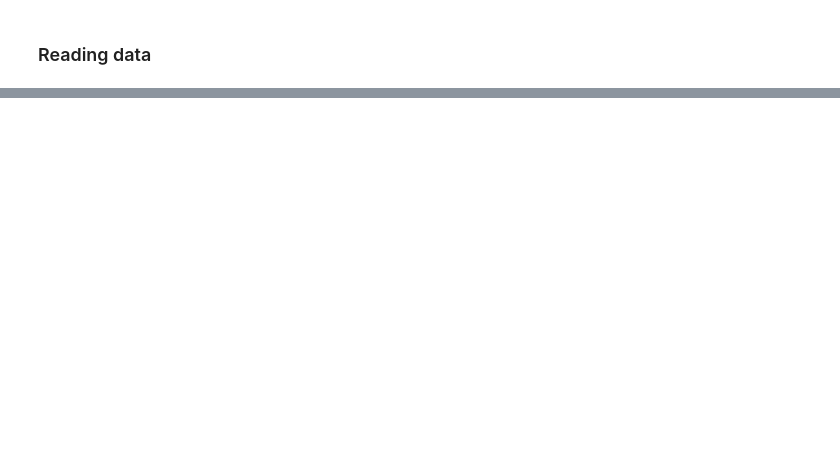
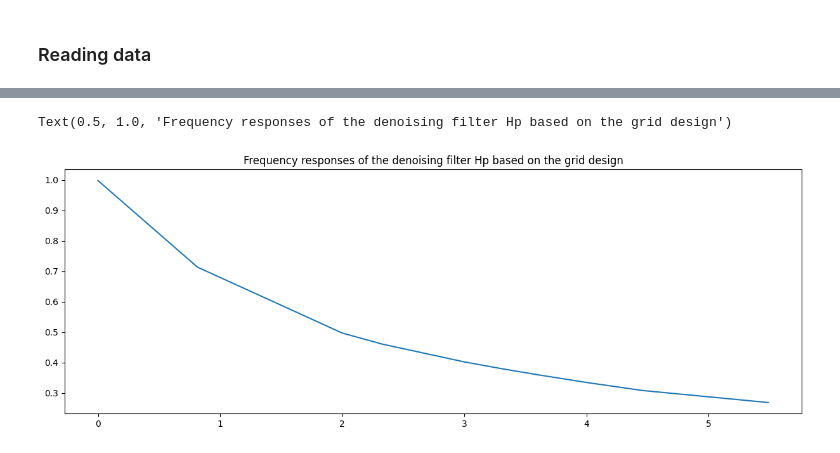
Before and after one commit to irtazahashmi/pytspl, a Jupyter notebook: demo_notebook.ipynb, the cells around one changed output, grey strips where cells are left out. Cells and saved outputs as stored; diff of their text form; code cells hidden in the pictures; blank space fills up the shorter version.

Commit message:
Implementing chebyshev filter design.

```diff
--- a/demo_notebook.ipynb
+++ b/demo_notebook.ipynb
@@ -38,0 +112,8 @@ scplot = SCPlot(sc, coordinates)
+# %%
+# approzimate largest true eigenvalue using power iteration method
+# power iteration
+v = np.ones(L1.shape[0])
+for i in range(50):
+    v = L1 @ v
+    v = v / np.linalg.norm(v)
+v
@@ -38,0 +138,61 @@ scplot = SCPlot(sc, coordinates)
+# %%
+# Grid based filter design
+def frequecy_response(eigenvalue, mu=0.5):
+    return 1 / (1 + mu * eigenvalue)
+
+# frequency response requirement vector
+g = [frequecy_response(eigenvals_sampled[i]) for i in range(num_of_samples)]
+# true frequency response
+g_true = [frequecy_response(eigenvals_u1[i]) for i in range(num_of_samples)]
+# %%
+filter_range = range(12)
+
+# learn the regularization filter with topological filter
+system_mat = np.zeros((len(eigenvals_sampled), len(filter_range)))
+system_mat_true = np.zeros((len(eigenvals_u1), len(filter_range)))
+
+errors_tf = np.zeros((len(filter_range)))
+errors_filter = np.zeros((len(filter_range)))
+errors_filter_true = np.zeros((len(filter_range)))
+
+L1 = np.array(L1, dtype=object)
+
+for l in filter_range:
+    # building the system matrix
+    system_mat[:, l] = np.power(eigenvals_sampled, l)
+    system_mat_true[:, l] = np.power(eigenvals_u1, l)
+
+    # solve the system using least squares solution to obtain filter coefficients
+    h = np.linalg.lstsq(system_mat, g, rcond=None)[0]
+    h_true = np.linalg.lstsq(system_mat_true, g_true, rcond=None)[0]
+
+    # build the topology filter
+    H = np.zeros_like(L1, dtype=object)
+    H_true = np.zeros_like(L1, dtype=object)
+
+    for i in range(len(h)):
+        #print("i", i)
+        H += h[i] * np.linalg.matrix_power(L1, i)
+        H_true += h_true[i] * np.linalg.matrix_power(L1, i)
+
+    #print(H)
+
+    # denosing with Hp filter
+    f_est = H @ f
+    # compute errors
+    errors_tf[l] = np.linalg.norm(f_est - f0) / np.linalg.norm(f0)
+    errors_filter[l] = np.linalg.norm(H - H_regularized)
+    errors_filter_true[l] = np.linalg.norm(H - H_true)
+
+    # frequency response of the filter
+    H_freq = np.diag(u_1.T @ H @ u_1)
+
+    if l == 4:
+        plt.figure(figsize=(15, 5))
+        plt.plot(eigenvals_u1, H_freq)
+
+
+plt.title("Frequency responses of the denoising filter Hp based on the grid design")
+# %% [output]
+Text(0.5, 1.0, 'Frequency responses of the denoising filter Hp based on the grid design')
+[figure, added]
```
Also changed, not shown: parts of 19 cells of this notebook, 2 other files.
